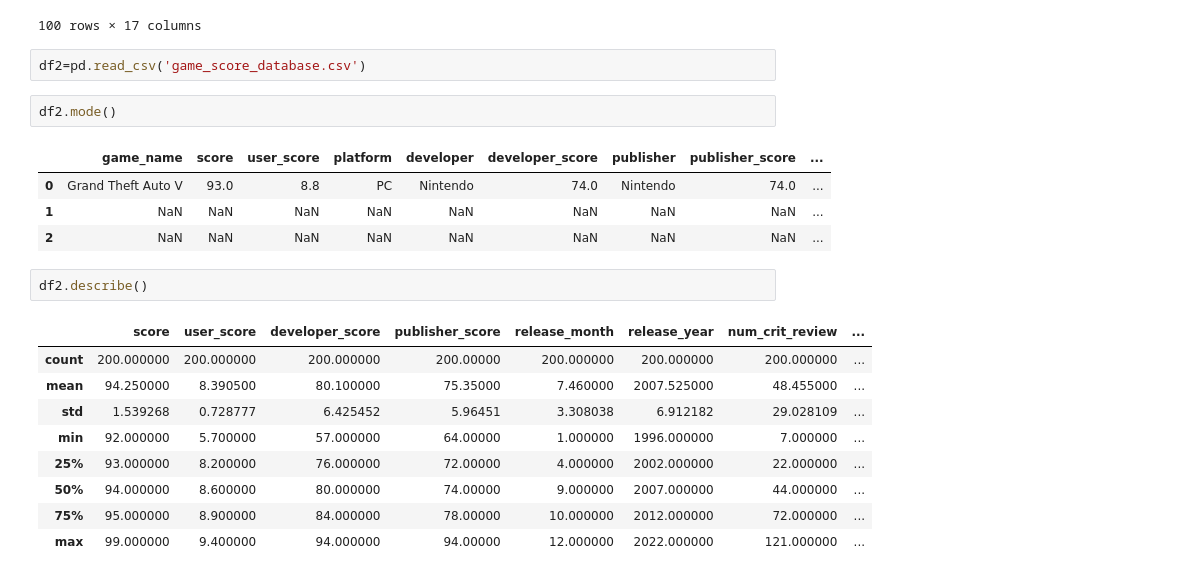
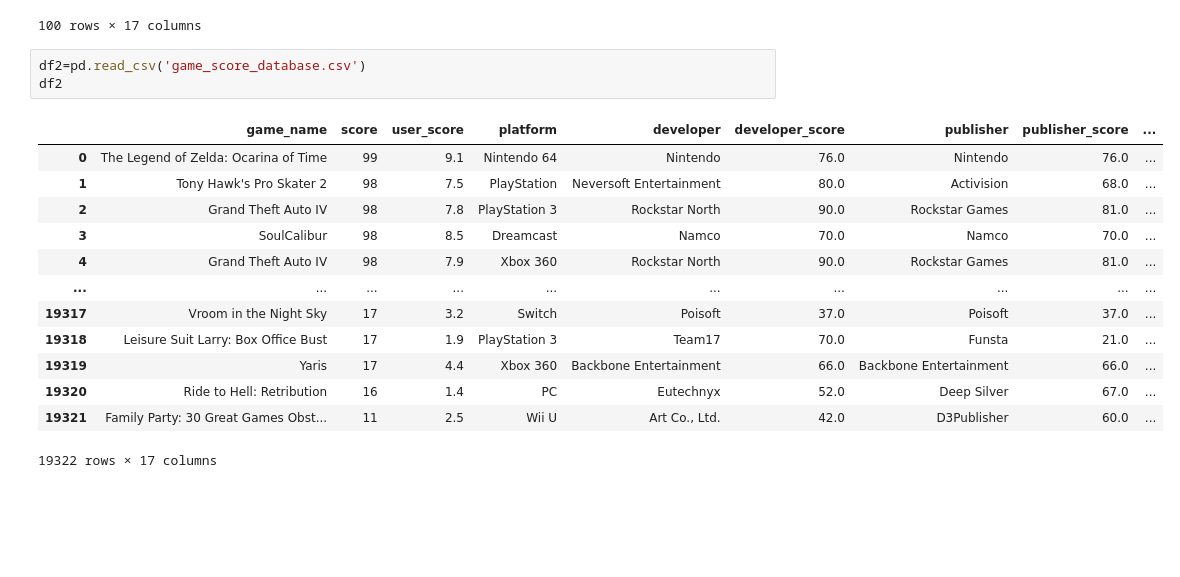
Before and after one commit to Tzach182/Data_Science_Project, a Jupyter notebook: Step_1_data_collection.ipynb, the cells around one changed output. Saved outputs shown, nothing was run; the diff lists cells and outputs as text; blank space fills up the shorter version.

Commit message:
changed file names, cleaned it for further use, added comments, deleted unnecessary

```diff
--- a/Step_1_data_collection.ipynb
+++ b/Step_1_data_collection.ipynb
@@ -224,22 +239,18 @@ df
 100 rows × 17 columns
 # %%
 df2=pd.read_csv('game_score_database.csv')
+df2
+# %% [output]
+|  | game_name | score | user_score | platform | developer | developer_score | publisher | publisher_score | ... |
+| 0 | The Legend of Zelda: Ocarina of Time | 99 | 9.1 | Nintendo 64 | Nintendo | 76.0 | Nintendo | 76.0 | ... |
+| 1 | Tony Hawk's Pro Skater 2 | 98 | 7.5 | PlayStation | Neversoft Entertainment | 80.0 | Activision | 68.0 | ... |
+| 2 | Grand Theft Auto IV | 98 | 7.8 | PlayStation 3 | Rockstar North | 90.0 | Rockstar Games | 81.0 | ... |
+| 3 | SoulCalibur | 98 | 8.5 | Dreamcast | Namco | 70.0 | Namco | 70.0 | ... |
+| 4 | Grand Theft Auto IV | 98 | 7.9 | Xbox 360 | Rockstar North | 90.0 | Rockstar Games | 81.0 | ... |
+| ... | ... | ... | ... | ... | ... | ... | ... | ... | ... |
+| 19317 | Vroom in the Night Sky | 17 | 3.2 | Switch | Poisoft | 37.0 | Poisoft | 37.0 | ... |
+| 19318 | Leisure Suit Larry: Box Office Bust | 17 | 1.9 | PlayStation 3 | Team17 | 70.0 | Funsta | 21.0 | ... |
+| 19319 | Yaris | 17 | 4.4 | Xbox 360 | Backbone Entertainment | 66.0 | Backbone Entertainment | 66.0 | ... |
+| 19320 | Ride to Hell: Retribution | 16 | 1.4 | PC | Eutechnyx | 52.0 | Deep Silver | 67.0 | ... |
+| 19321 | Family Party: 30 Great Games Obst... | 11 | 2.5 | Wii U | Art Co., Ltd. | 42.0 | D3Publisher | 60.0 | ... |
+19322 rows × 17 columns
-# %%
-df2.mode()
-# %% [output]
-|  | game_name | score | user_score | platform | developer | developer_score | publisher | publisher_score | ... |
-| 0 | Grand Theft Auto V | 93.0 | 8.8 | PC | Nintendo | 74.0 | Nintendo | 74.0 | ... |
-| 1 | NaN | NaN | NaN | NaN | NaN | NaN | NaN | NaN | ... |
-| 2 | NaN | NaN | NaN | NaN | NaN | NaN | NaN | NaN | ... |
-# %%
-df2.describe()
-# %% [output]
-|  | score | user_score | developer_score | publisher_score | release_month | release_year | num_crit_review | ... |
-| count | 200.000000 | 200.000000 | 200.000000 | 200.00000 | 200.000000 | 200.000000 | 200.000000 | ... |
-| mean | 94.250000 | 8.390500 | 80.100000 | 75.35000 | 7.460000 | 2007.525000 | 48.455000 | ... |
-| std | 1.539268 | 0.728777 | 6.425452 | 5.96451 | 3.308038 | 6.912182 | 29.028109 | ... |
-| min | 92.000000 | 5.700000 | 57.000000 | 64.00000 | 1.000000 | 1996.000000 | 7.000000 | ... |
-| 25% | 93.000000 | 8.200000 | 76.000000 | 72.00000 | 4.000000 | 2002.000000 | 22.000000 | ... |
-| 50% | 94.000000 | 8.600000 | 80.000000 | 74.00000 | 9.000000 | 2007.000000 | 44.000000 | ... |
-| 75% | 95.000000 | 8.900000 | 84.000000 | 78.00000 | 10.000000 | 2012.000000 | 72.000000 | ... |
-| max | 99.000000 | 9.400000 | 94.000000 | 94.00000 | 12.000000 | 2022.000000 | 121.000000 | ... |
```
Also changed, not shown: parts of 3 cells of this notebook, 12 other files.
